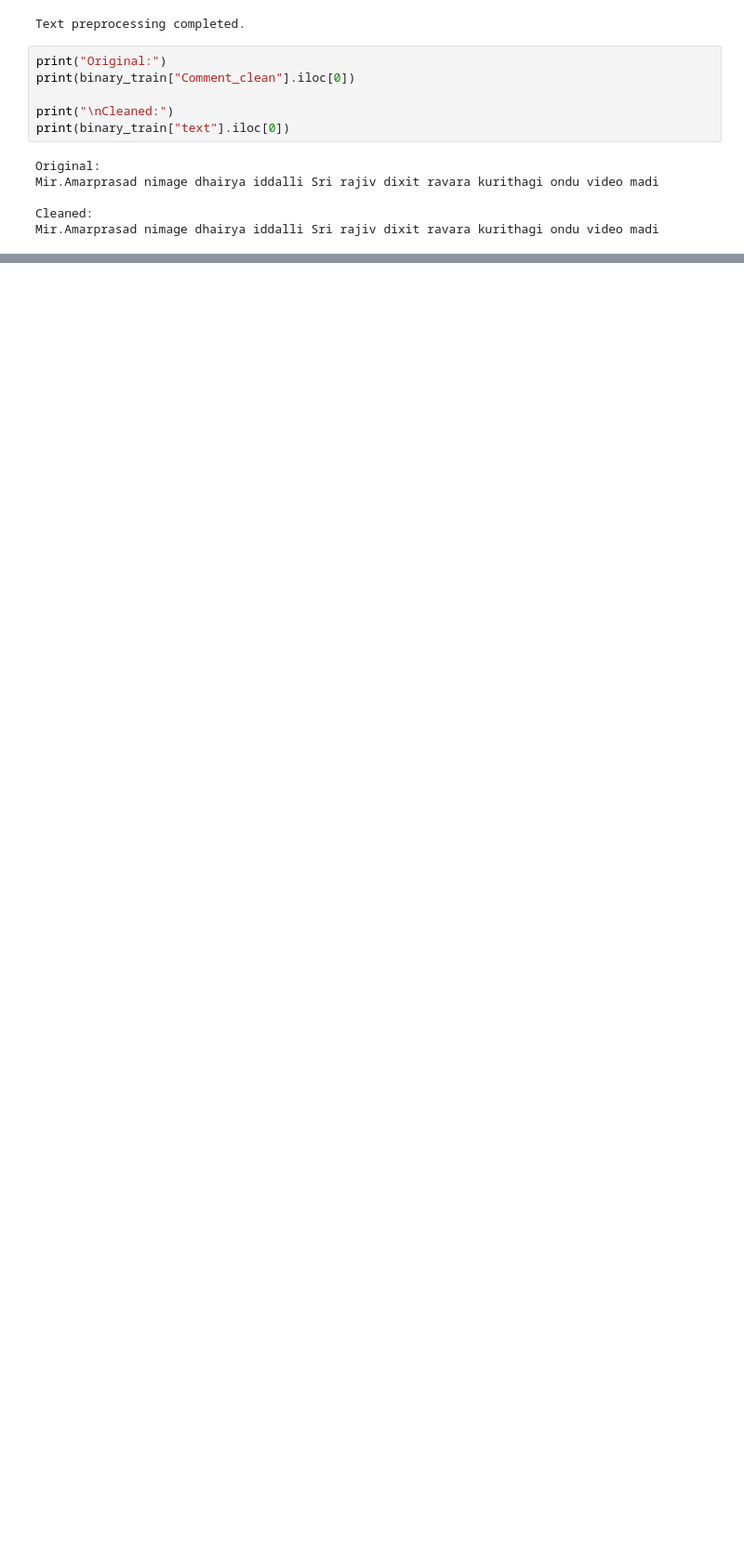
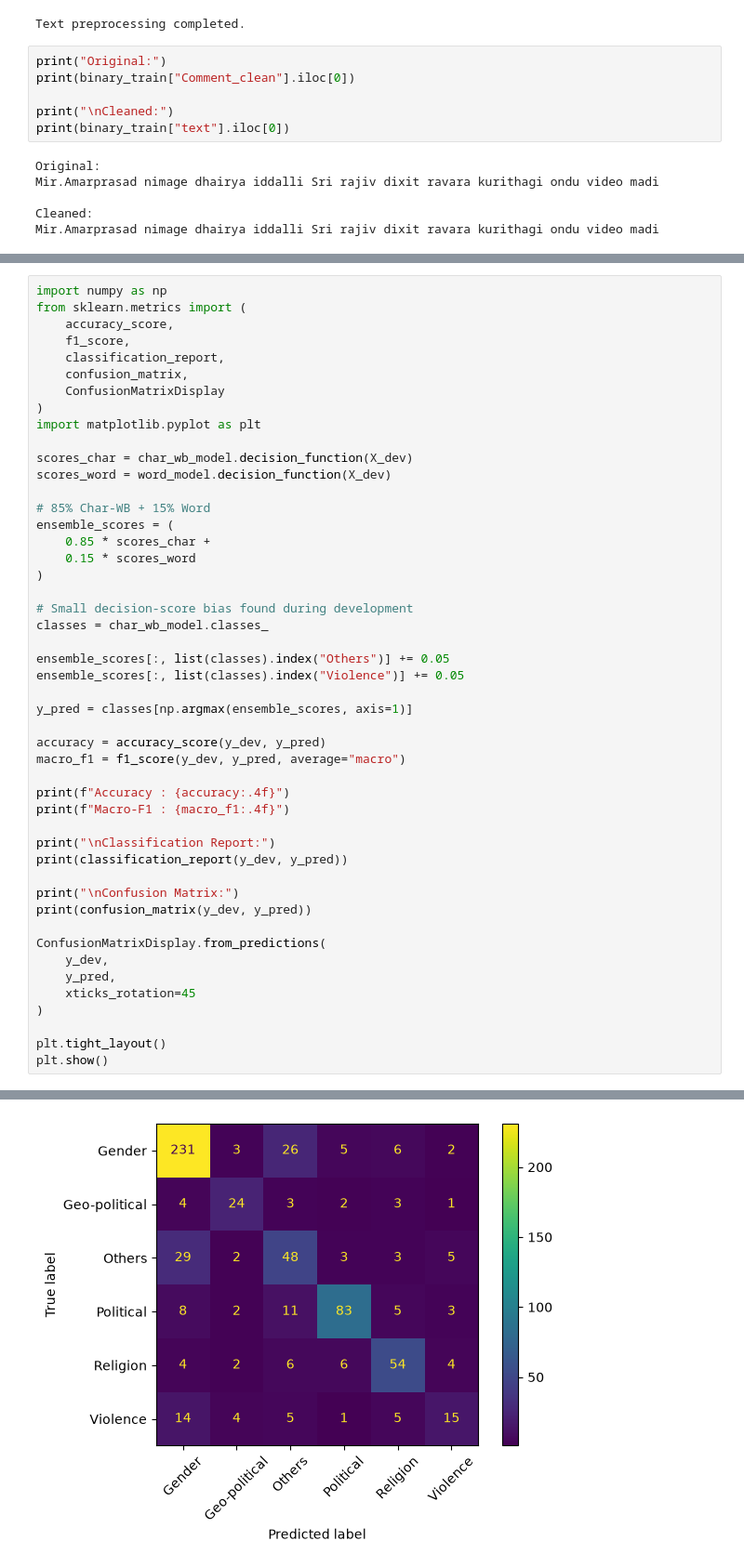
Before and after one commit to shahtaz/hastika, a Jupyter notebook: hastika_v2.ipynb, the cells around one changed output, grey strips where cells are left out. Shown at 93% size. Saved outputs shown, nothing was run; the diff lists cells and outputs as text; blank space fills up the shorter version.

```diff
--- a/hastika_v2.ipynb
+++ b/hastika_v2.ipynb
@@ -764,0 +5344,49 @@ Mir.Amarprasad nimage dhairya iddalli Sri rajiv dixit ravara kurithagi ondu vide
+# %%
+import numpy as np
+from sklearn.metrics import (
+    accuracy_score,
+    f1_score,
+    classification_report,
+    confusion_matrix,
+    ConfusionMatrixDisplay
+)
+import matplotlib.pyplot as plt
+
+scores_char = char_wb_model.decision_function(X_dev)
+scores_word = word_model.decision_function(X_dev)
+
+# 85% Char-WB + 15% Word
+ensemble_scores = (
+    0.85 * scores_char +
+    0.15 * scores_word
+)
+
+# Small decision-score bias found during development
+classes = char_wb_model.classes_
+
+ensemble_scores[:, list(classes).index("Others")] += 0.05
+ensemble_scores[:, list(classes).index("Violence")] += 0.05
+
+y_pred = classes[np.argmax(ensemble_scores, axis=1)]
+
+accuracy = accuracy_score(y_dev, y_pred)
+macro_f1 = f1_score(y_dev, y_pred, average="macro")
+
+print(f"Accuracy : {accuracy:.4f}")
+print(f"Macro-F1 : {macro_f1:.4f}")
+
+print("\nClassification Report:")
+print(classification_report(y_dev, y_pred))
+
+print("\nConfusion Matrix:")
+print(confusion_matrix(y_dev, y_pred))
+
+ConfusionMatrixDisplay.from_predictions(
+    y_dev,
+    y_pred,
+    xticks_rotation=45
+)
+
+plt.tight_layout()
+plt.show()
+# %% [output]
@@ -764,0 +5410 @@ Mir.Amarprasad nimage dhairya iddalli Sri rajiv dixit ravara kurithagi ondu vide
+[figure, added]
```
Also changed, not shown: parts of 77 cells of this notebook.
